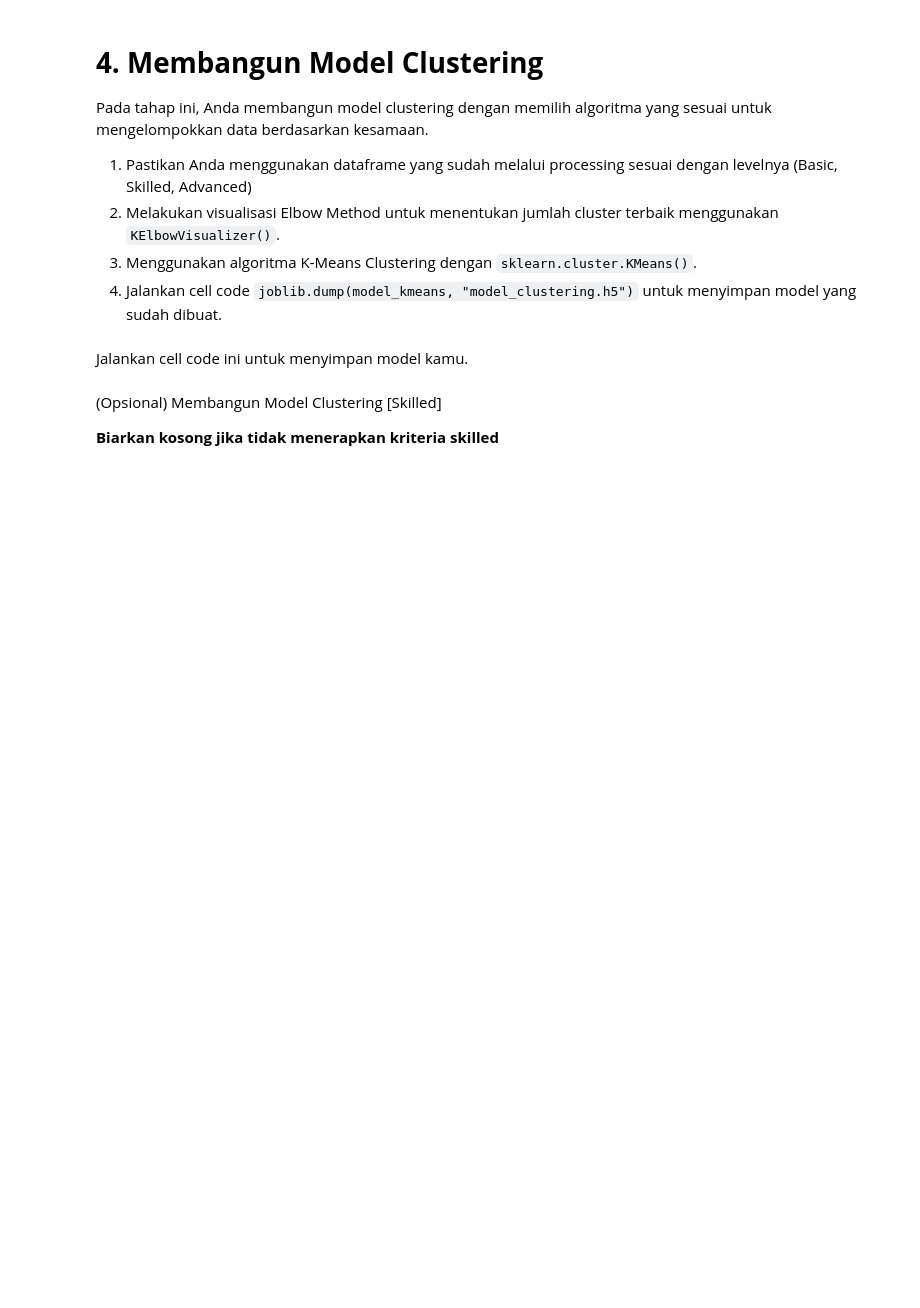
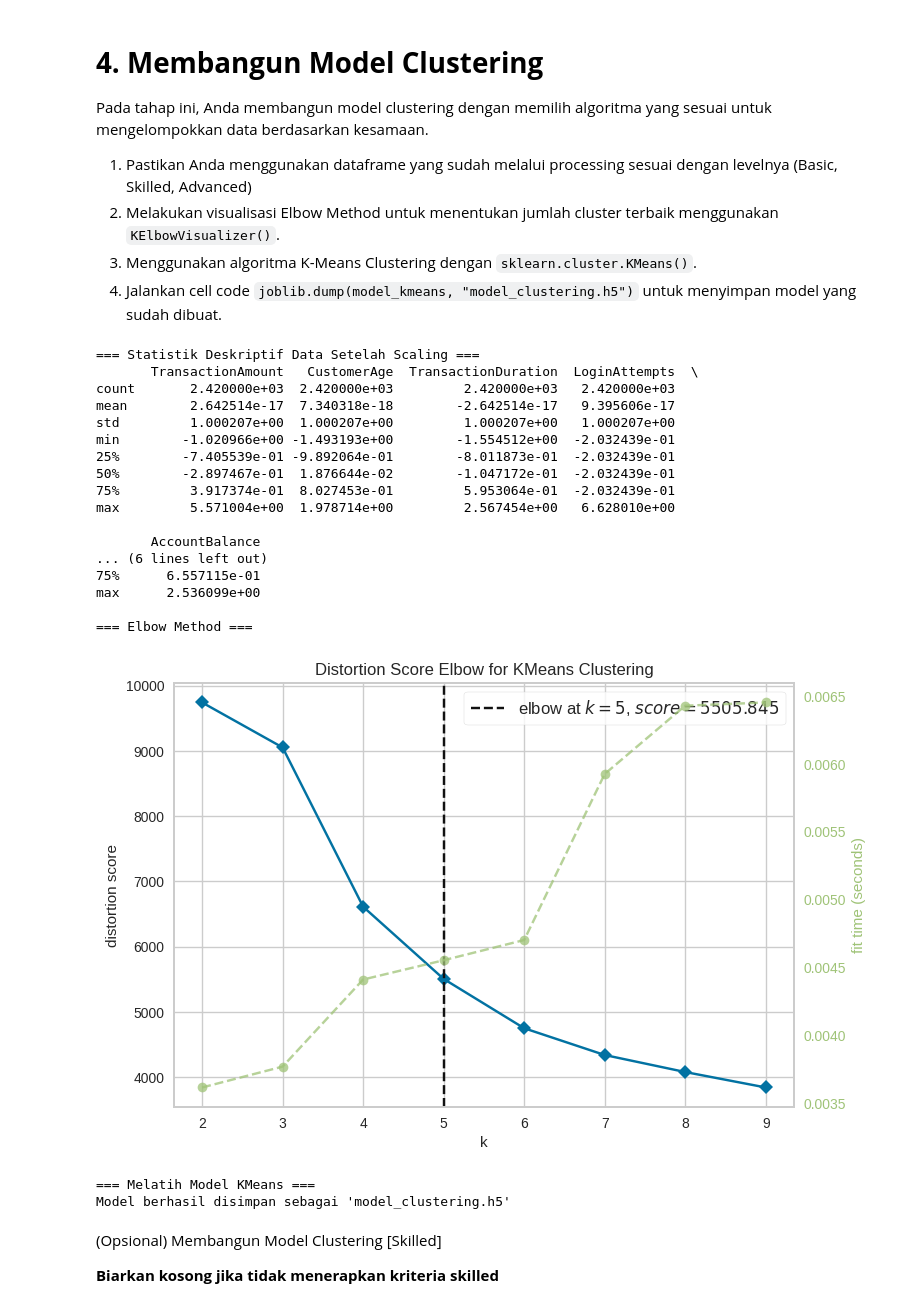
Before and after one commit to Andriansyah2501/BMLP, a Jupyter notebook: [Clustering]_Submission_Akhir_BMLP_Andrian_Syah.ipynb, the cells around one changed output. Saved outputs shown, nothing was run; the diff lists cells and outputs as text; code cells hidden in the pictures; blank space fills up the shorter version.

```diff
--- a/[Clustering]_Submission_Akhir_BMLP_Andrian_Syah.ipynb
+++ b/[Clustering]_Submission_Akhir_BMLP_Andrian_Syah.ipynb
@@ -153,2 +278,0 @@ Pada tahap ini, Anda membangun model clustering dengan memilih algoritma yang se
-# %% [markdown]
-Jalankan cell code ini untuk menyimpan model kamu.
@@ -159,3 +279,63 @@ Jalankan cell code ini untuk menyimpan model kamu.
+# %%
+# === 1. Preprocessing Data Numerik ===
+import pandas as pd
+from sklearn.preprocessing import StandardScaler
+from sklearn.cluster import KMeans
+from yellowbrick.cluster import KElbowVisualizer
+import joblib
+import matplotlib.pyplot as plt
+
+# Ambil fitur numerik dan hilangkan missing value
+df_clustering = df[['TransactionAmount', 'CustomerAge', 'TransactionDuration', 'LoginAttempts', 'AccountBalance']]
+df_clustering = df_clustering.dropna()
+
+# Scaling
+scaler = StandardScaler()
+scaled_data = scaler.fit_transform(df_clustering)
+
+# Buat DataFrame hasil scaling
+df_scaled = pd.DataFrame(scaled_data, columns=df_clustering.columns)
+
+# === 2. Tampilkan statistik deskriptif ===
+print("=== Statistik Deskriptif Data Setelah Scaling ===")
+print(df_scaled.describe())
+
+# === 3. Visualisasi Elbow Method ===
+print("\n=== Elbow Method ===")
+model = KMeans()
+visualizer = KElbowVisualizer(model, k=(2,10))
+visualizer.fit(df_scaled)
+visualizer.show()
+
+# === 4. KMeans Clustering dan Simpan Model ===
+print("\n=== Melatih Model KMeans ===")
+model_kmeans = KMeans(n_clusters=3, random_state=42)
+model_kmeans.fit(df_scaled)
+
+# Simpan model
+joblib.dump(model_kmeans, "model_clustering.h5")
+print("Model berhasil disimpan sebagai 'model_clustering.h5'")
+# %% [output]
+=== Statistik Deskriptif Data Setelah Scaling ===
+       TransactionAmount   CustomerAge  TransactionDuration  LoginAttempts  \
+count       2.420000e+03  2.420000e+03         2.420000e+03   2.420000e+03
+mean        2.642514e-17  7.340318e-18        -2.642514e-17   9.395606e-17
+std         1.000207e+00  1.000207e+00         1.000207e+00   1.000207e+00
+min        -1.020966e+00 -1.493193e+00        -1.554512e+00  -2.032439e-01
+25%        -7.405539e-01 -9.892064e-01        -8.011873e-01  -2.032439e-01
+50%        -2.897467e-01  1.876644e-02        -1.047172e-01  -2.032439e-01
+75%         3.917374e-01  8.027453e-01         5.953064e-01  -2.032439e-01
+max         5.571004e+00  1.978714e+00         2.567454e+00   6.628010e+00
+
+       AccountBalance
+... (6 lines left out)
+75%      6.557115e-01
+max      2.536099e+00
+
+=== Elbow Method ===
+[figure, added]
+=== Melatih Model KMeans ===
+Model berhasil disimpan sebagai 'model_clustering.h5'
 # %% [markdown]
 (Opsional) Membangun Model Clustering [Skilled]
 
```
Also changed, not shown: parts of 25 cells of this notebook.
